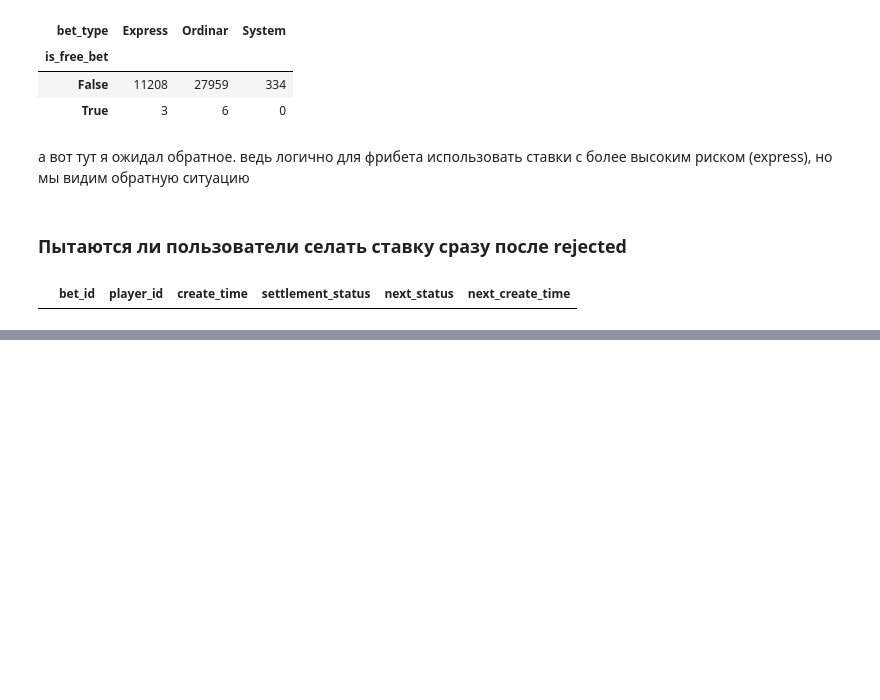
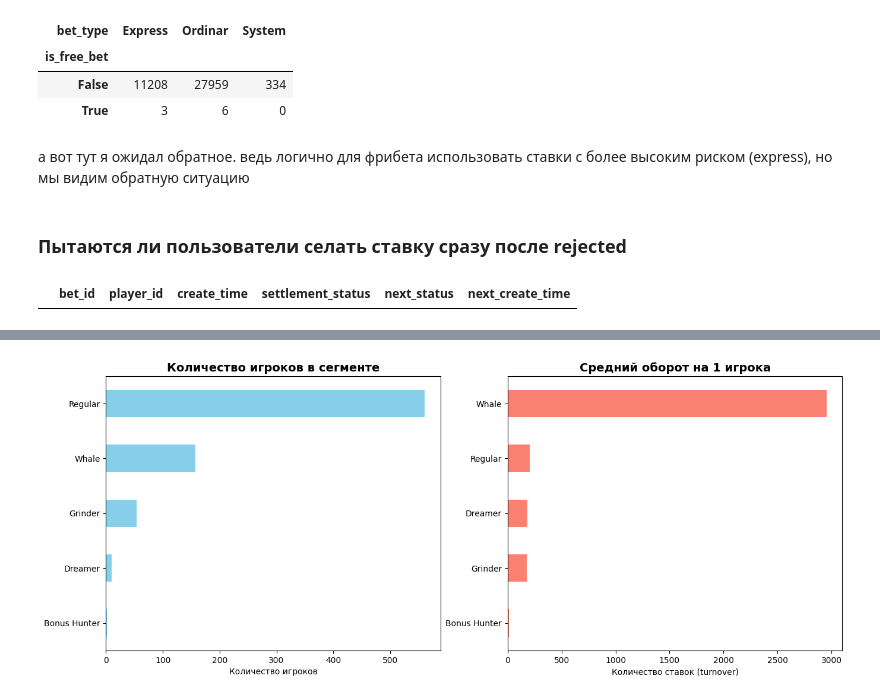
Before and after one commit to aliakseizvertouski/bet_analyse, a Jupyter notebook: bet_analyse.ipynb, the cells around one changed output, grey strips where cells are left out. Saved outputs shown, nothing was run; the diff lists cells and outputs as text; code cells hidden in the pictures; blank space fills up the shorter version.

```diff
--- a/bet_analyse.ipynb
+++ b/bet_analyse.ipynb
@@ -443,0 +472,17 @@ pairs
+# %%
+player_profile['segment'] = 'Regular'
+
+player_profile.loc[player_profile['avg_odds'] < 1.4, 'segment'] = 'Grinder'                                                     # предпочитают низкие коэфициенты
+player_profile.loc[player_profile['live_ratio'] > 0.8, 'segment'] = 'Live Addict'                                               # адреналиновые лудоманы, живые трансляции
+player_profile.loc[player_profile['avg_odds'] > 5.0, 'segment'] = 'Dreamer'                                                     # любители больших коэффициентов
+player_profile.loc[player_profile['total_turnover'] > player_profile['total_turnover'].quantile(0.8), 'segment'] = 'Whale'      # основной клиент
+player_profile.loc[player_profile['freebet_ratio'] > 0.7, 'segment'] = 'Bonus Hunter'                                           # фрибетчики
+
+result = player_profile.groupby('segment').agg({
+    'player_id': 'count',
+    'total_turnover': 'mean',
+    'avg_odds': 'mean',
+    'live_ratio': 'mean'
+}).rename(columns={'player_id': 'players_count'})
+
+result
@@ -443,0 +497,19 @@ pairs
+# %%
+fig, (ax1, ax2) = plt.subplots(1, 2, figsize=(16, 6))
+
+result_sorted_count = result.sort_values('players_count', ascending=True)
+result_sorted_count['players_count'].plot(kind='barh', ax=ax1, color='skyblue')
+ax1.set_title('Количество игроков в сегменте', fontsize=14, fontweight='bold')
+ax1.set_xlabel('Количество игроков')
+ax1.set_ylabel('')
+
+
+result_sorted_money = result.sort_values('total_turnover', ascending=True)
+result_sorted_money['total_turnover'].plot(kind='barh', ax=ax2, color='salmon')
+ax2.set_title('Средний оборот на 1 игрока', fontsize=14, fontweight='bold')
+ax2.set_xlabel('Количество ставок (turnover)')
+ax2.set_ylabel('')
+
+plt.show()
+# %% [output]
+[figure, added]
```
Also changed, not shown: parts of 5 cells of this notebook.
